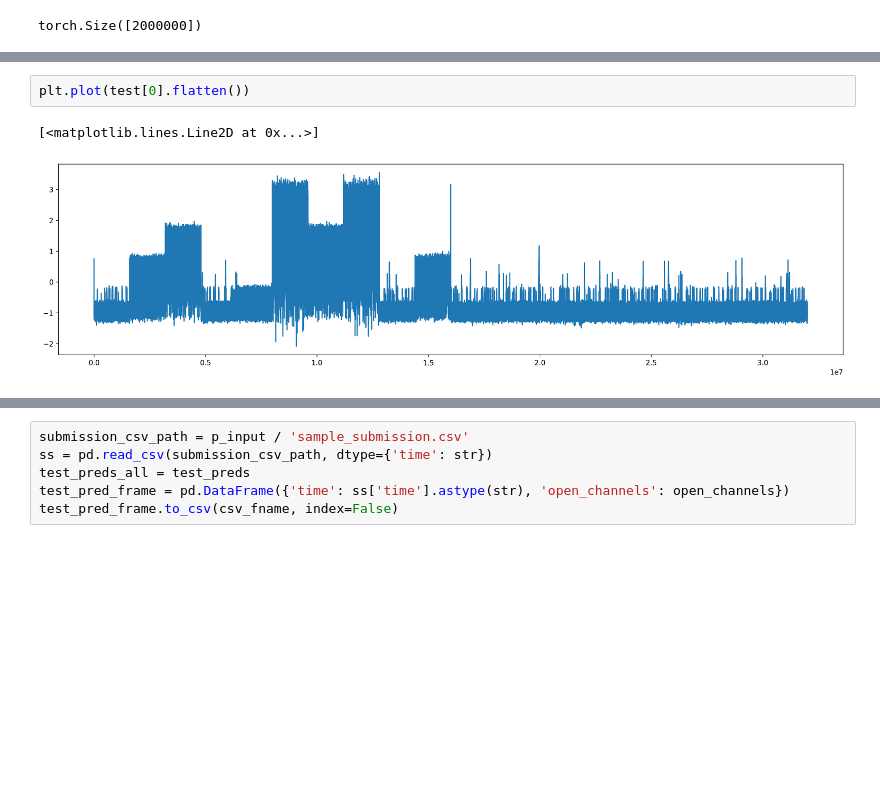
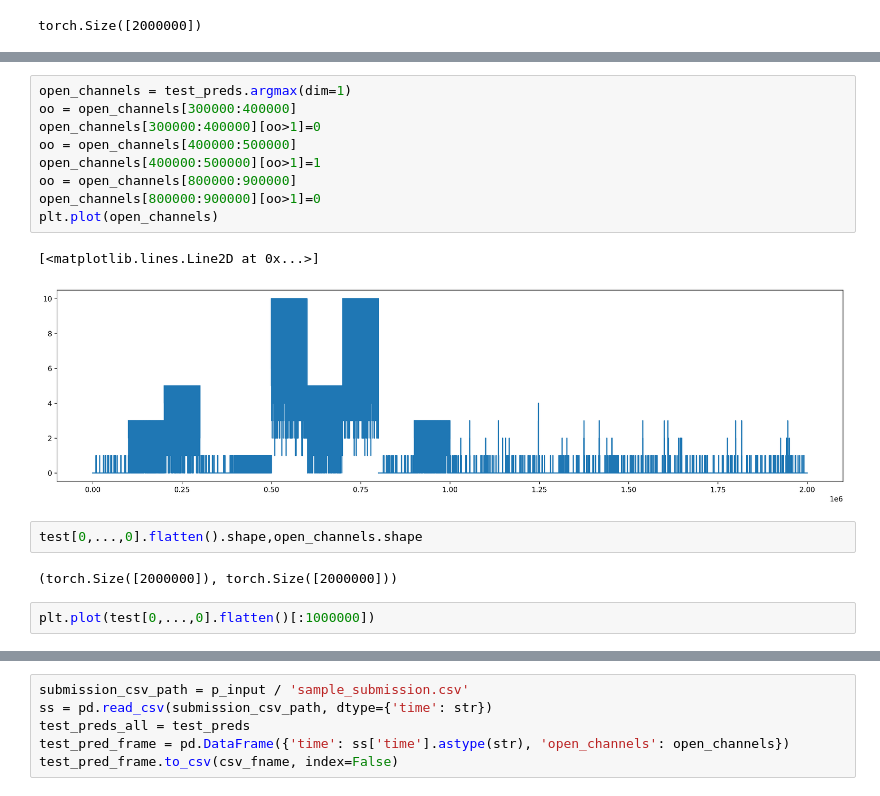
Before and after one commit to antorsae/liverpool-ion-switching, a Jupyter notebook: wavenet_recurrent.ipynb, the cells around one changed output, grey strips where cells are left out. Drawn from its saved outputs; the diff is of its cells as text; blank space fills up the shorter version.

```diff
--- a/wavenet_recurrent.ipynb
+++ b/wavenet_recurrent.ipynb
@@ -798,8 +866,21 @@ plt.plot(open_channels)
+# %%
+open_channels = test_preds.argmax(dim=1)
+oo = open_channels[300000:400000]
+open_channels[300000:400000][oo>1]=0
+oo = open_channels[400000:500000]
+open_channels[400000:500000][oo>1]=1
+oo = open_channels[800000:900000]
+open_channels[800000:900000][oo>1]=0
+plt.plot(open_channels)
+# %% [output]
+[<matplotlib.lines.Line2D at 0x...>]
+[figure, added]
+# %%
+test[0,...,0].flatten().shape,open_channels.shape
+# %% [output]
+(torch.Size([2000000]), torch.Size([2000000]))
 # %%
-plt.plot(test[0].flatten())
+plt.plot(test[0,...,0].flatten()[:1000000])
-# %% [output]
-[<matplotlib.lines.Line2D at 0x...>]
-[figure, removed]
 # %%
 csv_fname = f'{modelname}_n_tta{n_tta}.csv';csv_fname
 # %% [output]
```
Also changed, not shown: parts of 25 cells of this notebook.
